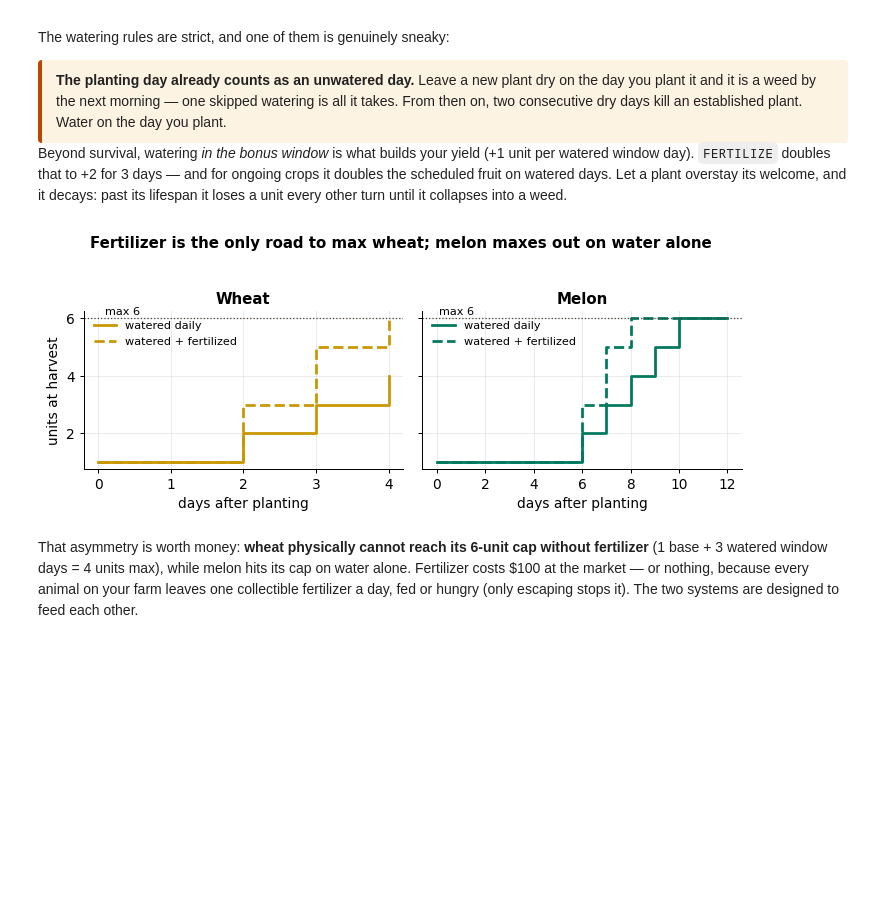
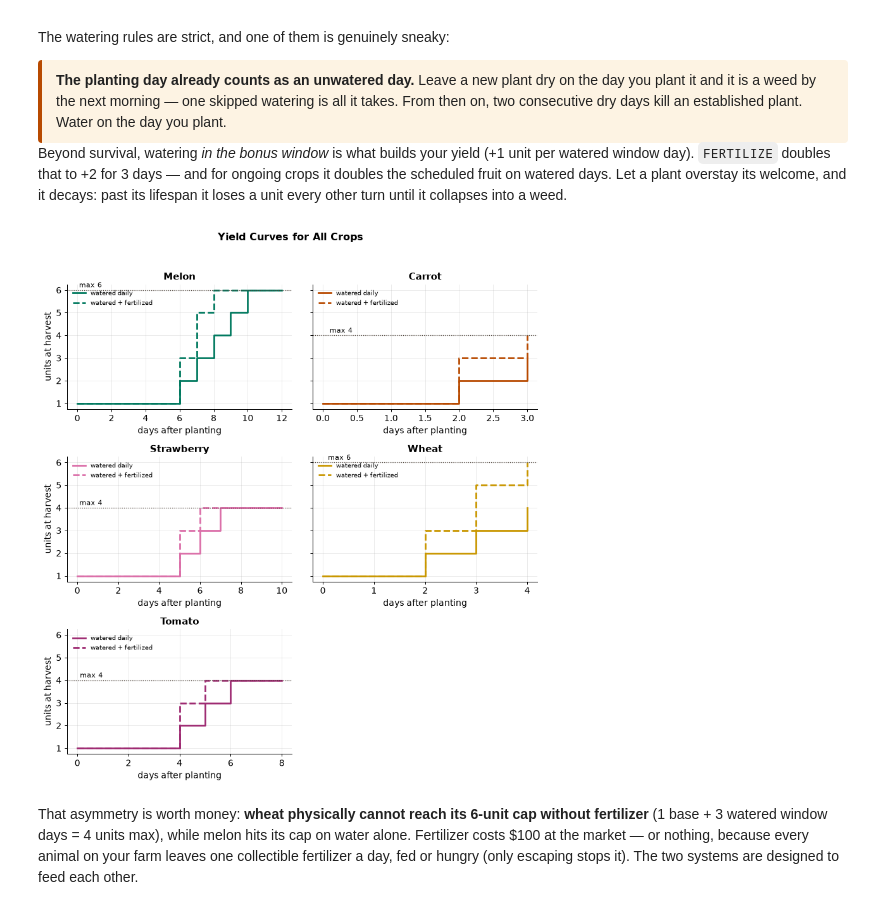
Before and after one commit to bravefe/Kaggriculture, a Jupyter notebook: kaggriculture-visualized-what-every-crop-pays.ipynb, the cells around one changed output. Drawn from its saved outputs; the diff is of its cells as text; code cells hidden in the pictures; blank space fills up the shorter version.

Commit message:
cover all crops

```diff
--- a/kaggriculture-visualized-what-every-crop-pays.ipynb
+++ b/kaggriculture-visualized-what-every-crop-pays.ipynb
@@ -571,31 +570,84 @@ lifespan it loses a unit every other turn until it collapses into a weed.
 # %%
 def yield_curve(crop, water=True, fert=False):
     # Day-by-day harvestable units for a one-shot crop (engine WATER logic, per day).
     c, units, curve = CROPS[crop], 1, []
     w0 = (c["max_yield_day"] + 1) // 2
     for age in range(0, c["max_yield_day"] + 1):
         if water and w0 <= age <= c["max_yield_day"]:
             units = min(c["max_yield"], units + (2 if fert else 1))
         curve.append(units)
     return curve
 
-fig, axes = plt.subplots(1, 2, figsize=(8.2, 3.1), sharey=True)
-for ax, crop in zip(axes, ["WHEAT", "MELON"]):
+crops = ["MELON", "CARROT", "STRAWBERRY", "WHEAT", "TOMATO"]
+cols = 2
+rows = math.ceil(len(crops) / cols)
+
+fig, axes = plt.subplots(
+    rows, cols,
+    figsize=(9, rows * 3.2),
+    sharey=True
+)
+axes = axes.flatten()
+
+for ax, crop in zip(axes, crops):
+
     c = CROPS[crop]
-    for fert, style, lbl in [(False, "-", "watered daily"), (True, "--", "watered + fertilized")]:
-        curve = yield_curve(crop, fert=fert)
-        ax.step(range(len(curve)), curve, style, where="post", color=CROP_C[crop],
-                lw=2.2, label=lbl)
-    ax.axhline(c["max_yield"], color="#4A3F35", lw=1, ls=":")
-    ax.text(0.1, c["max_yield"] + .12, f"max {c['max_yield']}", fontsize=9)
-    ax.set_title(crop.title()); ax.set_xlabel("days after planting")
-    ax.legend(fontsize=9, loc="upper left", frameon=False)
-axes[0].set_ylabel("units at harvest")
-fig.suptitle("Fertilizer is the only road to max wheat; melon maxes out on water alone",
-             fontsize=12, weight="bold", y=1.04)
-plt.tight_layout(); plt.show()
+    curve_water = yield_curve(crop, fert=False)
+    curve_fert = yield_curve(crop, fert=True)
+
+    ax.step(
+        range(len(curve_water)),
+        curve_water,
+        "-",
+        where="post",
+        color=CROP_C[crop],
+        lw=2.2,
+        label="watered daily"
+    )
+    ax.step(
+        range(len(curve_fert)),
+        curve_fert,
+        "--",
+        where="post",
+        color=CROP_C[crop],
+        lw=2.2,
+        label="watered + fertilized"
+    )
+    ax.axhline(
+        c["max_yield"],
+        color="#4A3F35",
+        lw=1,
+        ls=":"
+    )
+    ax.text(
+        0.1,
+        c["max_yield"] + 0.12,
+        f"max {c['max_yield']}",
+        fontsize=9
+    )
+    ax.set_title(crop.title())
+    ax.set_xlabel("days after planting")
+    ax.legend(
+        fontsize=8,
+        loc="upper left",
+        frameon=False
+    )
+for ax in axes[::cols]:
+    ax.set_ylabel("units at harvest")
+for ax in axes[len(crops):]:
+    ax.set_visible(False)
+
+fig.suptitle(
+    "Yield Curves for All Crops",
+    fontsize=13,
+    weight="bold",
+    y=1.02
+)
+
+plt.tight_layout()
+plt.show()
 # %% [output]
-[figure, old version]
+[figure, new version]
 # %% [markdown]
 That asymmetry is worth money: **wheat physically cannot reach its 6-unit cap without fertilizer**
 (1 base + 3 watered window days = 4 units max), while melon hits its cap on water alone. Fertilizer costs \$100
```
Also changed, not shown: parts of 1 cell of this notebook.
